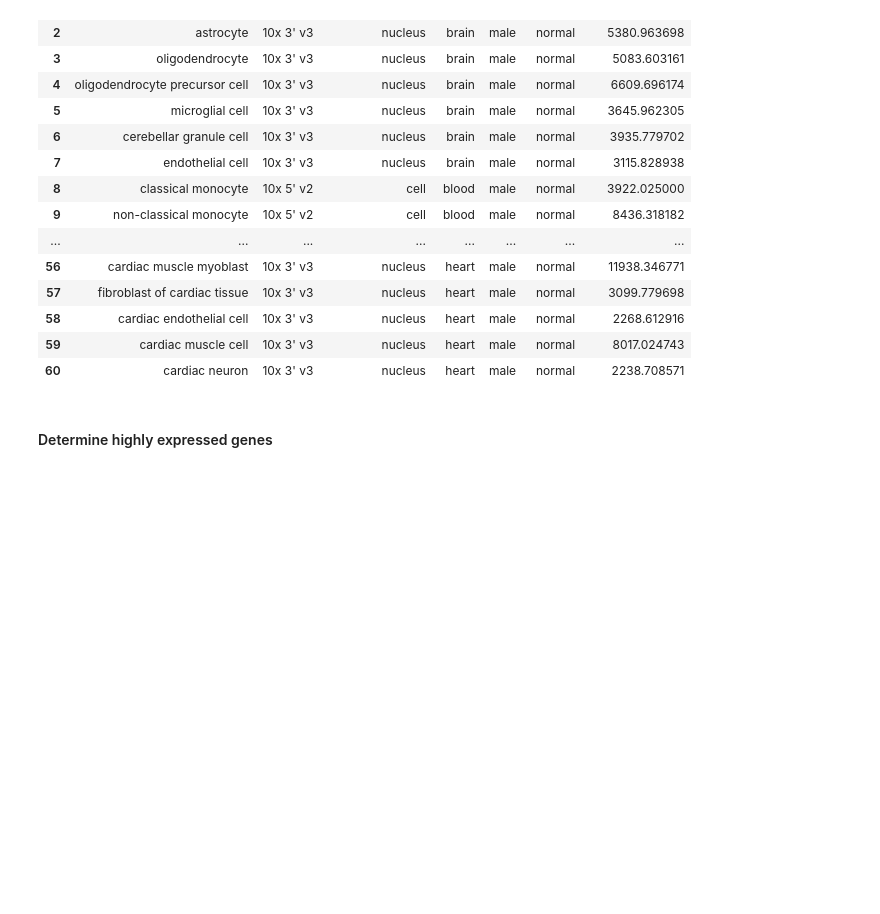
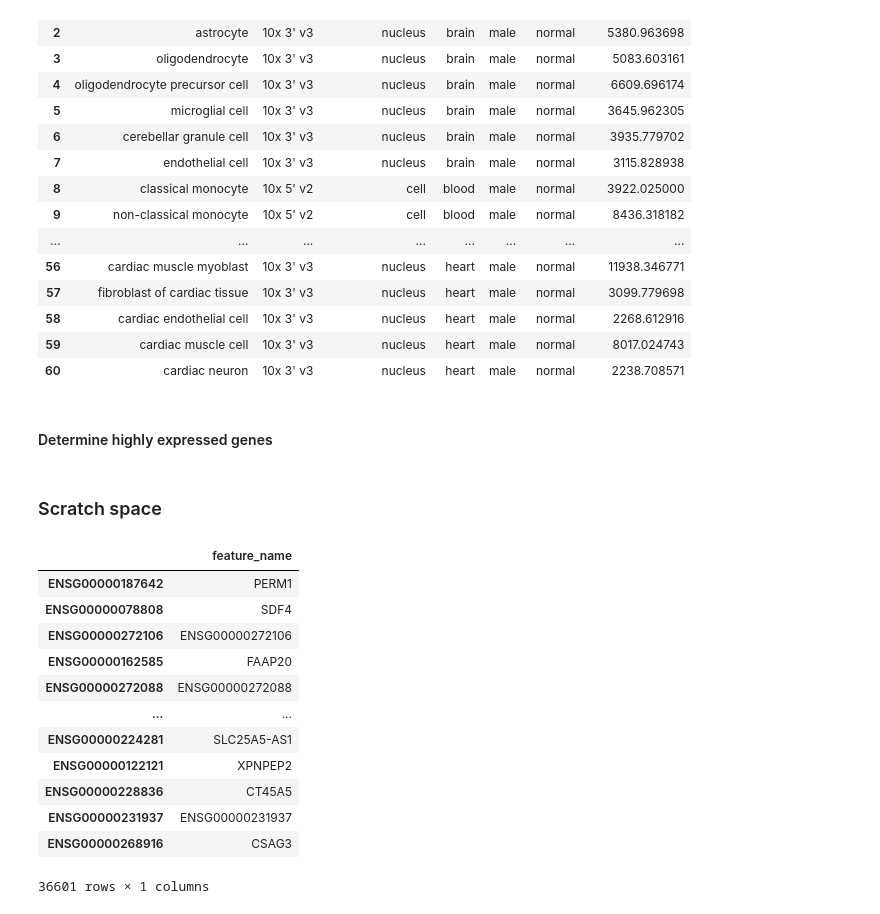
Before and after one commit to cellarium-ai/cellarium-ml, a Jupyter notebook: notebooks/cellariumgpt_inference/10_determine_cell_types_for_gene_network_analysis.ipynb, the cells around one changed output. Saved outputs shown, nothing was run; the diff lists cells and outputs as text; code cells hidden in the pictures; blank space fills up the shorter version.

```diff
--- a/notebooks/cellariumgpt_inference/10_determine_cell_types_for_gene_network_analysis.ipynb
+++ b/notebooks/cellariumgpt_inference/10_determine_cell_types_for_gene_network_analysis.ipynb
@@ -691,0 +693,2 @@ _final_adata.write_h5ad(os.path.join(ROOT_PATH, "data", "cellariumgpt_artifacts"
+# %% [markdown]
+### Scratch space
@@ -691,0 +720,16 @@ _final_adata.write_h5ad(os.path.join(ROOT_PATH, "data", "cellariumgpt_artifacts"
+# %%
+adata.var
+# %% [output]
+|  | feature_name |
+| ENSG00000187642 | PERM1 |
+| ENSG00000078808 | SDF4 |
+| ENSG00000272106 | ENSG00000272106 |
+| ENSG00000162585 | FAAP20 |
+| ENSG00000272088 | ENSG00000272088 |
+| ... | ... |
+| ENSG00000224281 | SLC25A5-AS1 |
+| ENSG00000122121 | XPNPEP2 |
+| ENSG00000228836 | CT45A5 |
+| ENSG00000231937 | ENSG00000231937 |
+| ENSG00000268916 | CSAG3 |
+36601 rows × 1 columns
```
Also changed, not shown: parts of 7 cells of this notebook, 11 other files.
